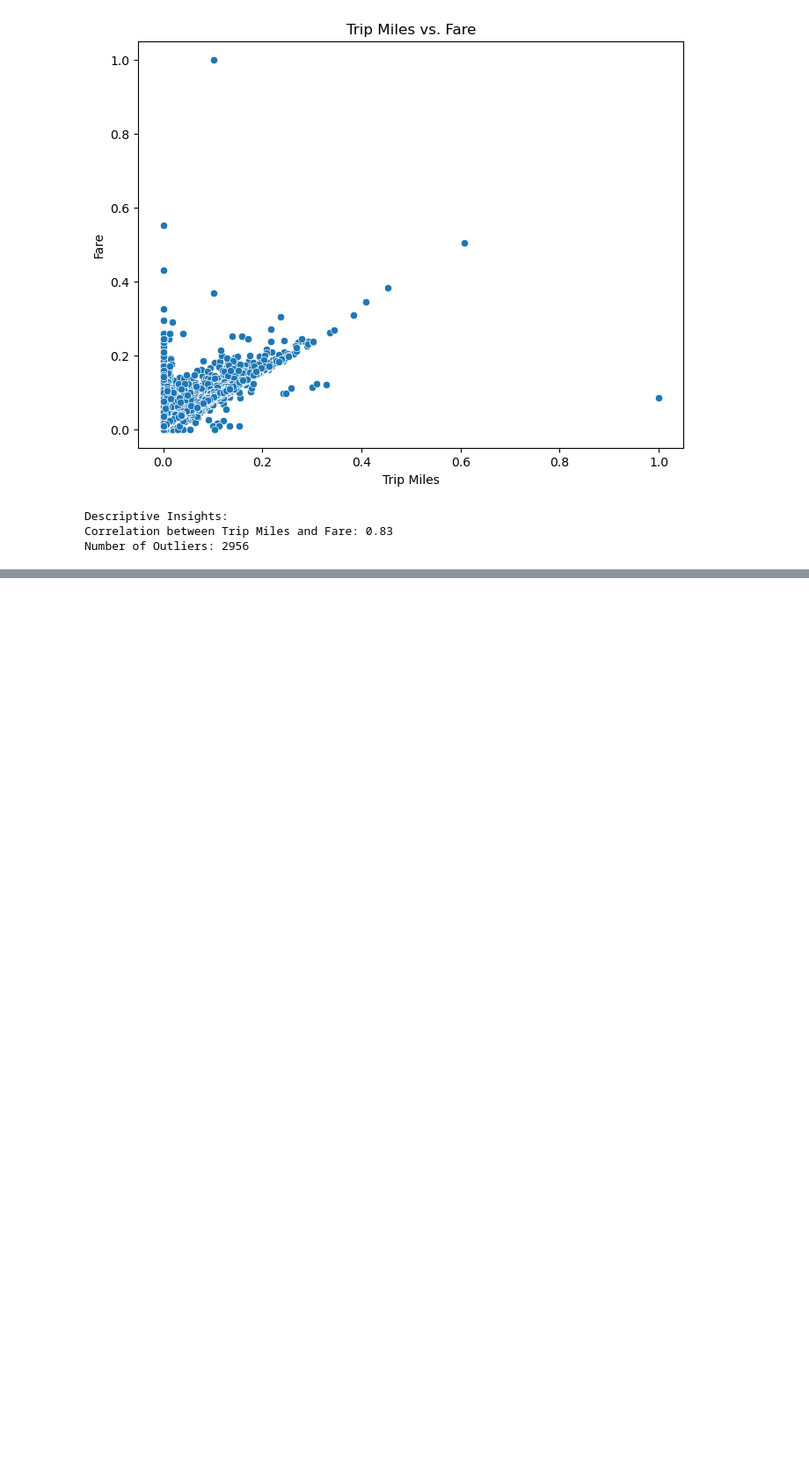
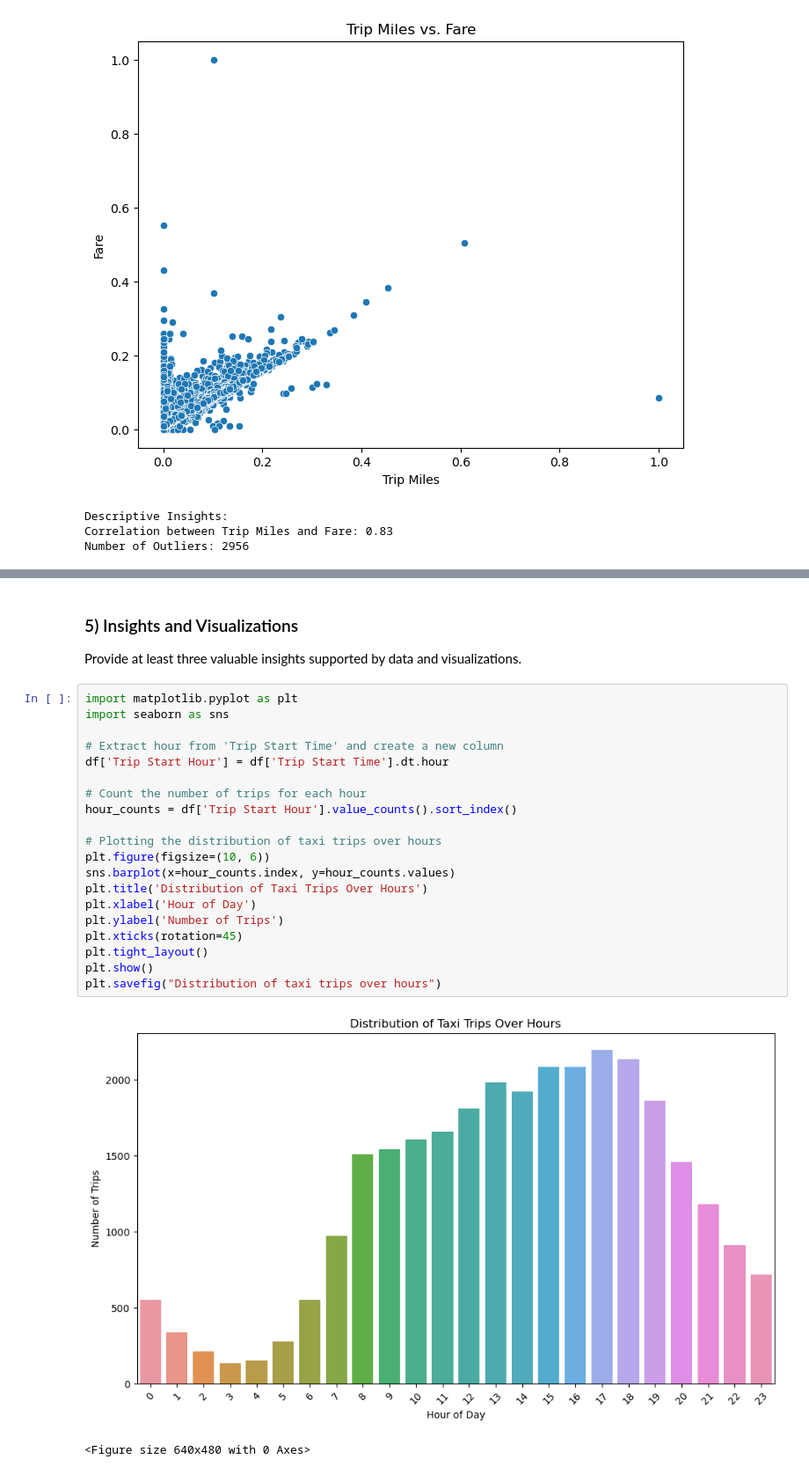
Before and after one commit to FirstNet-Systems-UK/Chicago-Taxi-Trips-Analysis, a Jupyter notebook: Untitled.ipynb, the cells around one changed output, grey strips where cells are left out. Shown: that part at 88% size. Drawn from its saved outputs; the diff is of its cells as text; blank space fills up the shorter version.

```diff
--- a/Untitled.ipynb
+++ b/Untitled.ipynb
@@ -277,0 +432,27 @@ Number of Outliers: 2956
+# %% [markdown]
+
+### 5) Insights and Visualizations
+Provide at least three valuable insights supported by data and visualizations.
+# %%
+import matplotlib.pyplot as plt
+import seaborn as sns
+
+# Extract hour from 'Trip Start Time' and create a new column
+df['Trip Start Hour'] = df['Trip Start Time'].dt.hour
+
+# Count the number of trips for each hour
+hour_counts = df['Trip Start Hour'].value_counts().sort_index()
+
+# Plotting the distribution of taxi trips over hours
+plt.figure(figsize=(10, 6))
+sns.barplot(x=hour_counts.index, y=hour_counts.values)
+plt.title('Distribution of Taxi Trips Over Hours')
+plt.xlabel('Hour of Day')
+plt.ylabel('Number of Trips')
+plt.xticks(rotation=45)
+plt.tight_layout()
+plt.show()
+plt.savefig("Distribution of taxi trips over hours")
+# %% [output]
+[figure, added]
+<Figure size 640x480 with 0 Axes>
```
Also changed, not shown: parts of 11 cells of this notebook, 3 other files.
